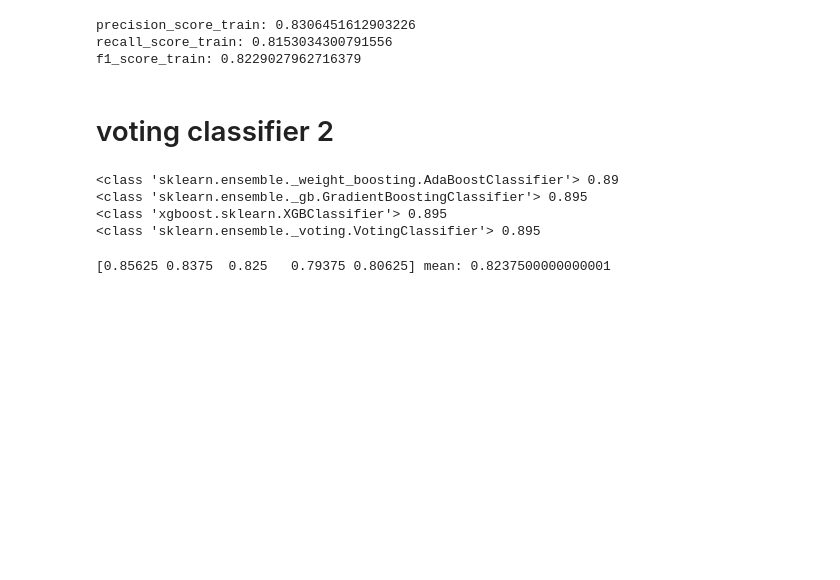
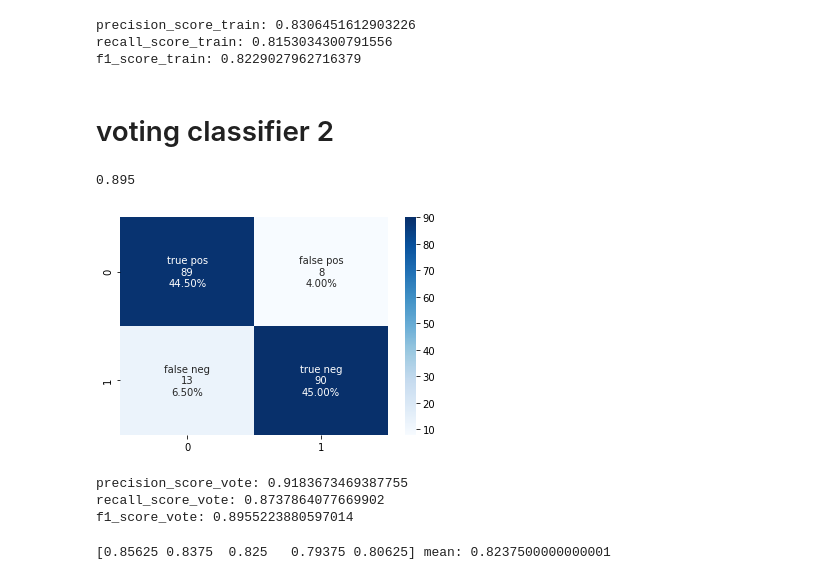
Before and after one commit to Yehudit-Brickner/data_science_end_of_year1_project, a Jupyter notebook: data science part 1 end of year.ipynb, the cells around one changed output. Cells and saved outputs as stored; diff of their text form; code cells hidden in the pictures; blank space fills up the shorter version.

```diff
--- a/data science part 1 end of year.ipynb
+++ b/data science part 1 end of year.ipynb
@@ -813,14 +856,10 @@ f1_score_train: 0.8229027962716379
 # %% [markdown]
 # voting classifier 2
 # %%
-vote2=VotingClassifier(estimators=[('ada', ada2),('gradient', grb2),('xg',xg2)], voting='hard')
+vote2=VotingClassifier(estimators=[('ada2', ada2),('gradient2', grb2),('xg2',xg2)], voting='hard')
 vote2.fit(X_Train_set2, Y_Train_set2)
-for clf in(ada2, grb2, xg2, vote2):
-    clf.fit(X_Train_set2, Y_Train_set2)
-    y_pred2=clf.predict(X_test_set2)
-    print(clf.__class__ ,accuracy_score(Y_test_set2,y_pred2))
+y_pred_vote2=vote2.predict(X_test_set2)
+accuracy_vote2=metrics.accuracy_score(Y_test_set2, y_pred_vote2)
+accuracy_vote2
 # %% [output]
-<class 'sklearn.ensemble._weight_boosting.AdaBoostClassifier'> 0.89
-<class 'sklearn.ensemble._gb.GradientBoostingClassifier'> 0.895
-<class 'xgboost.sklearn.XGBClassifier'> 0.895
-<class 'sklearn.ensemble._voting.VotingClassifier'> 0.895
+0.895
@@ -829,3 +866,18 @@ for clf in(ada2, grb2, xg2, vote2):
+# %%
+# confussion matrix
+mat_vote2=confusion_matrix(Y_test_set2, y_pred_vote2)
+confussion_matrix(mat_vote2)
+# %% [output]
+[figure, added]
+# %%
+# precision score, recalll score, f1 score
+print("precision_score_vote:",precision_score(Y_test_set2, y_pred_vote2))
+print("recall_score_vote:",recall_score(Y_test_set2, y_pred_vote2))
+print("f1_score_vote:",f1_score(Y_test_set2, y_pred_vote2))
+# %% [output]
+precision_score_vote: 0.9183673469387755
+recall_score_vote: 0.8737864077669902
+f1_score_vote: 0.8955223880597014
 # %%
 # cross validation
 cv_scores_vote2=cross_val_score(vote2, X_Train_set2, Y_Train_set2, cv=5, scoring="accuracy")
```
Also changed, not shown: parts of 66 cells of this notebook.
